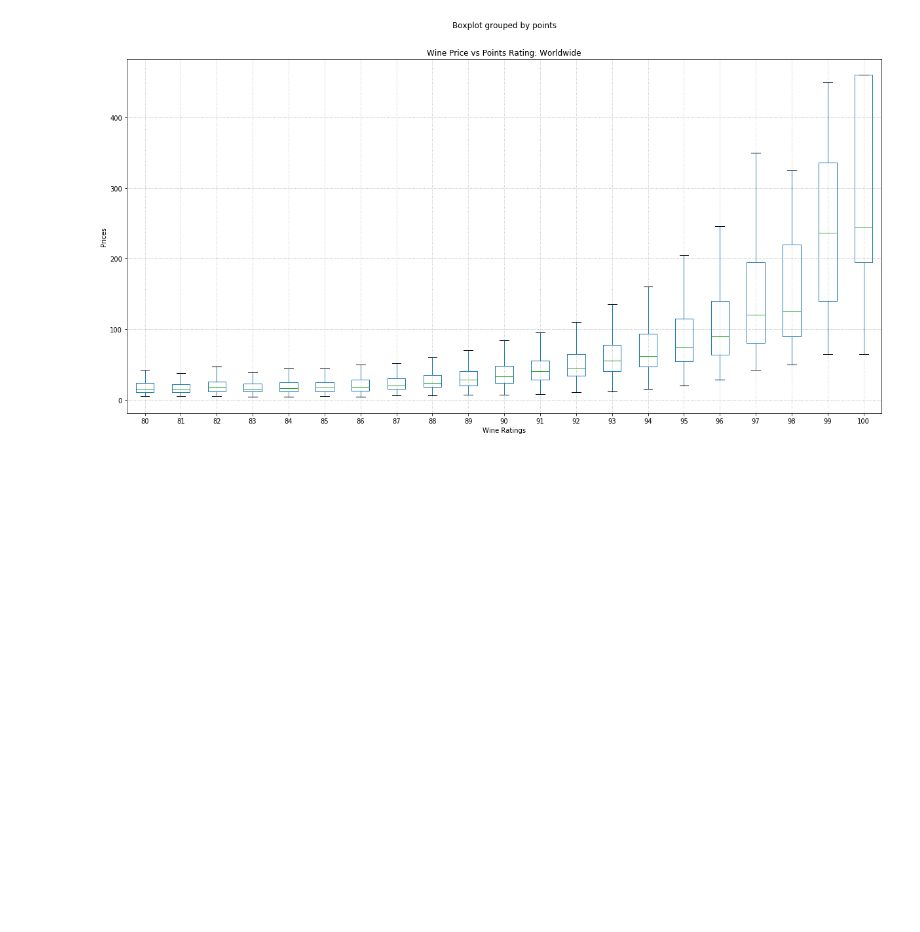
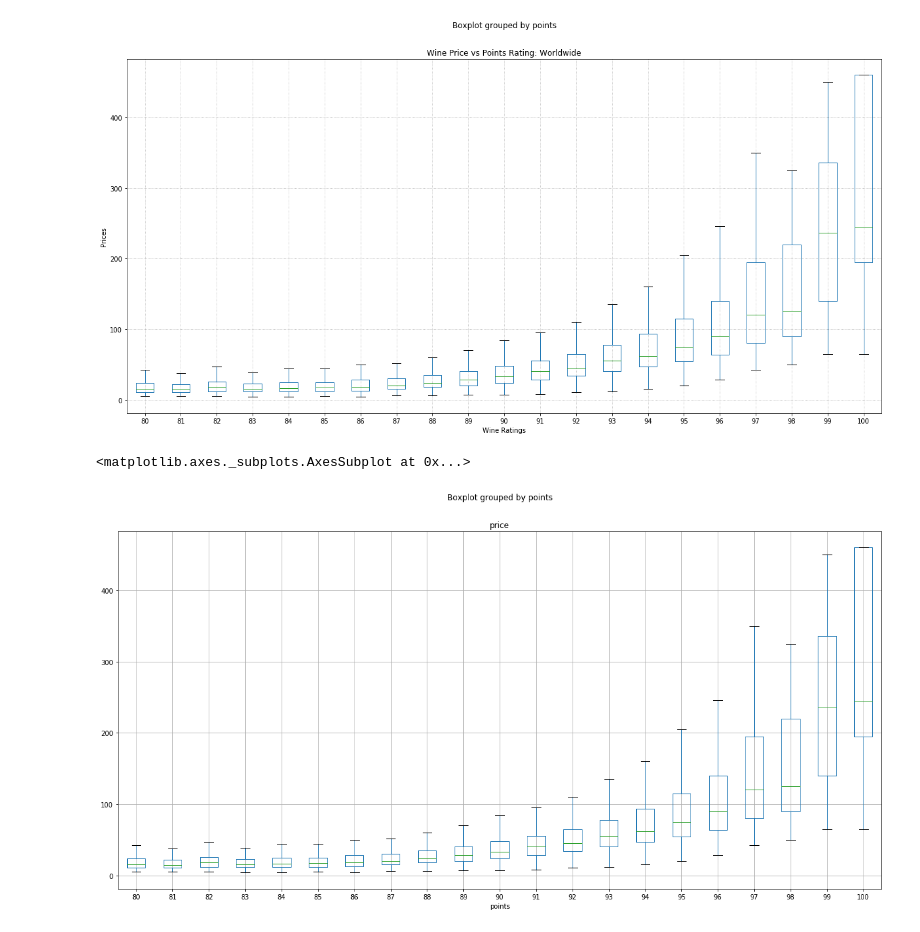
Before and after one commit to kurtheld/Project1_group1, a Jupyter notebook: wine_Kurt.ipynb, the cells around one changed output. Drawn from its saved outputs; the diff is of its cells as text; code cells hidden in the pictures; blank space fills up the shorter version.

```diff
--- a/wine_Kurt.ipynb
+++ b/wine_Kurt.ipynb
@@ -148,5 +158,8 @@ plt.savefig("BoxPlot_Price_Rating.png",dpi=200)
 [figure]
 # %%
 # Create a boxplot to compare price and points
-wine3_df.boxplot("points", by="price", figsize=(20, 10),showfliers=(False))
+wine3_df.boxplot("price", by="points", figsize=(20, 10),showfliers=(False))
+# %% [output]
+<matplotlib.axes._subplots.AxesSubplot at 0x...>
+[figure, added]
 # %%
```
Also changed, not shown: parts of 20 cells of this notebook.
